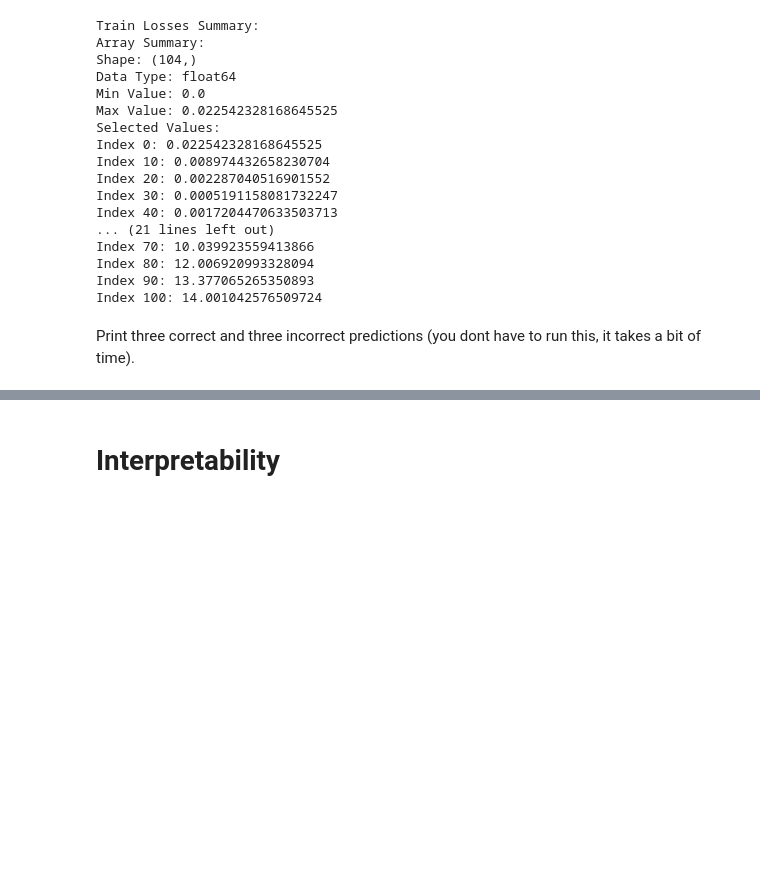
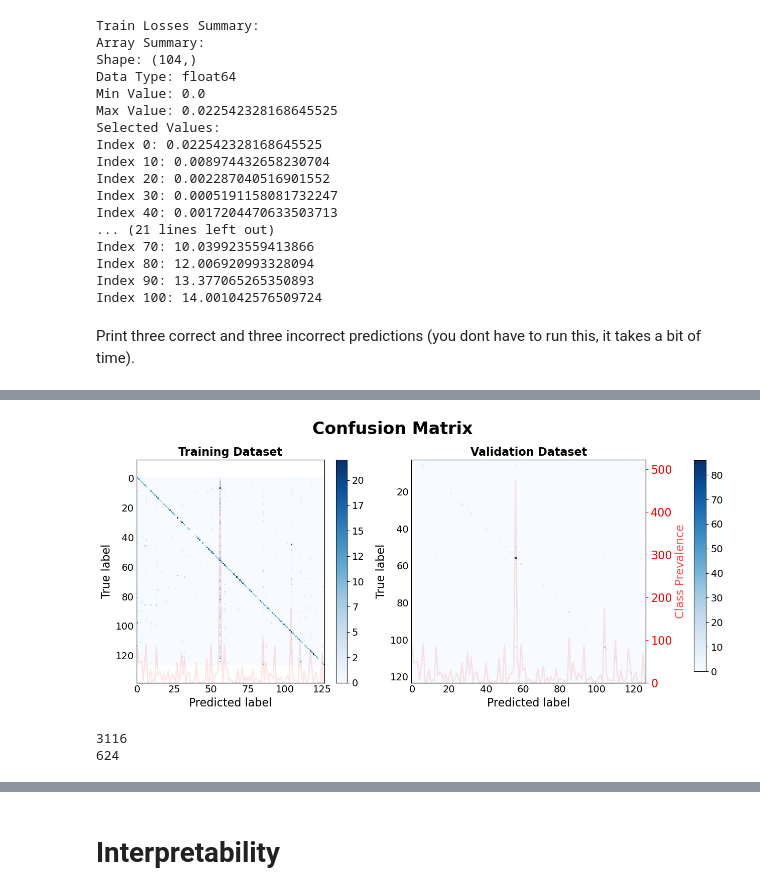
Before and after one commit to zebleck/Brain-Tumour-Analysis, a Jupyter notebook: VGG16 Training.ipynb, the cells around one changed output, grey strips where cells are left out. Cells and saved outputs as stored; diff of their text form; code cells hidden in the pictures; blank space fills up the shorter version.

Commit message:
lime notebook metrics and analysis

```diff
--- a/VGG16 Training.ipynb
+++ b/VGG16 Training.ipynb
@@ -759,0 +589,77 @@ IndexError: list index out of range
+# %%
+import numpy as np
+import matplotlib.pyplot as plt
+from sklearn.metrics import confusion_matrix
+from collections import Counter
+
+# Assuming true_labels, pred_labels, val_true_labels, and val_pred_labels are your arrays of length 363
+true_labels = np.array(true_labels)
+pred_labels = np.array(pred_labels)
+val_true_labels = np.array(val_true_labels)
+val_pred_labels = np.array(val_pred_labels)
+
+# Create a confusion matrix for the training dataset
+cm_train = confusion_matrix(true_labels, pred_labels, labels=np.arange(output_dim))
+
+# Create a confusion matrix for the validation dataset
+cm_val = confusion_matrix(val_true_labels, val_pred_labels, labels=np.arange(output_dim))
+
+# Determine the maximum value between the training and validation confusion matrices
+max_train = np.max(cm_train)
+max_val = np.max(cm_val)
+
+# Create a figure with subplots
+fig, axes = plt.subplots(1, 2, figsize=(12, 6))
+
+# Plot the confusion matrix for the training dataset
+im_train = axes[0].imshow(cm_train, interpolation='nearest', cmap=plt.cm.Blues, vmin=0, vmax=max_train)
+axes[0].set_title('Training Dataset', fontsize=16, fontweight='bold')
+axes[0].set_xlabel('Predicted label', fontsize=16)
+axes[0].set_ylabel('True label', fontsize=16)
+axes[0].tick_params(axis='both', which='both', length=0, labelsize=14)
+
+# Add a color bar for the training plot
+cbar_train = fig.colorbar(im_train, ax=axes[0], format='%d', cmap=plt.cm.Blues)
+cbar_train.ax.tick_params(labelsize=14)
+
+# Plot the confusion matrix for the validation dataset
+im_val = axes[1].imshow(cm_val, interpolation='nearest', cmap=plt.cm.Blues, vmin=0, vmax=max_val)
+axes[1].set_title('Validation Dataset', fontsize=16, fontweight='bold')
+axes[1].set_xlabel('Predicted label', fontsize=16)
+axes[1].set_ylabel('True label', fontsize=16)
+axes[1].tick_params(axis='both', which='both', length=0, labelsize=14)
+
+# Retrieve class labels and their counts from the Counter object
+class_labels = dataset.class_samples.keys()
+class_counts = dataset.class_samples.values()
+
+ax1 = axes[0].twinx()
+ax1.plot(class_labels, class_counts, color='r', linestyle='-', linewidth=2, alpha=0.1)
+ax1.set_ylim(0, max(class_counts) * 1.1)
+ax1.yaxis.set_ticks([])
+
+
+ax2 = axes[1].twinx()
+ax2.plot(class_labels, class_counts, color='r', linestyle='-', linewidth=2, alpha=0.1)
+ax2.set_ylabel('Class Prevalence', fontsize=16, color='r', alpha=0.7)
+ax2.tick_params(axis='y', labelsize=16, colors='r')
+ax2.set_ylim(0, max(class_counts) * 1.1)
+
+# Add a color bar for the validation plot
+cbar_val_ax = fig.add_axes([1, 0.15, 0.02, 0.7])
+cbar_val = fig.colorbar(im_val, cax=cbar_val_ax, format='%d', cmap=plt.cm.Blues)
+cbar_val.ax.tick_params(labelsize=14)
+
+# Add a suptitle with the common title for both subplots
+fig.suptitle('Confusion Matrix', fontsize=24, fontweight='bold')
+
+plt.tight_layout()
+plt.show()
+# %% [output]
+[figure, added]
+# %%
+print(len(train_loader)*4)
+print(len(val_loader)*4)
+# %% [output]
+3116
+624
```
Also changed, not shown: parts of 10 cells of this notebook, 6 other files.
